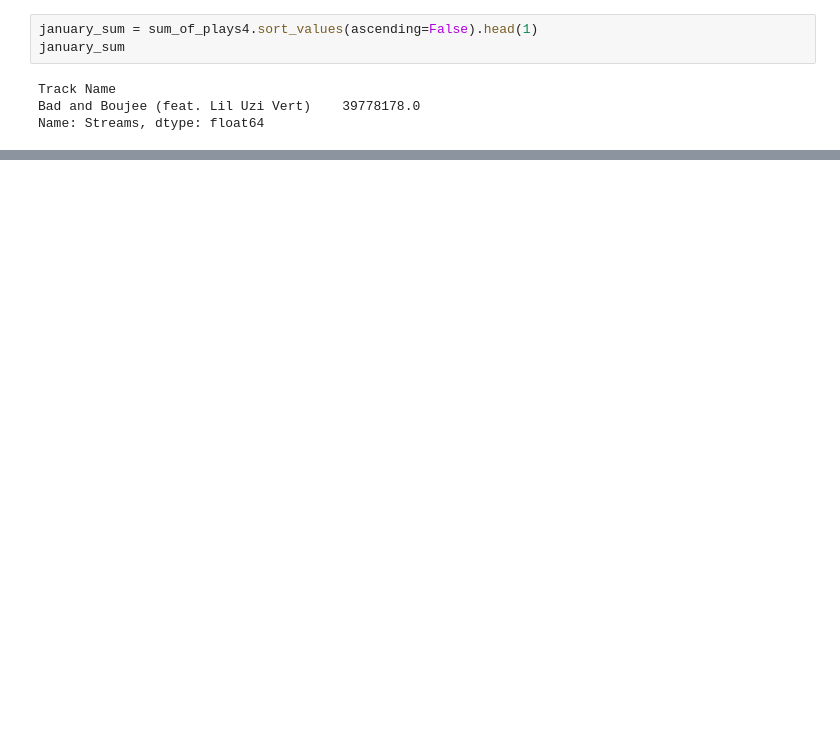
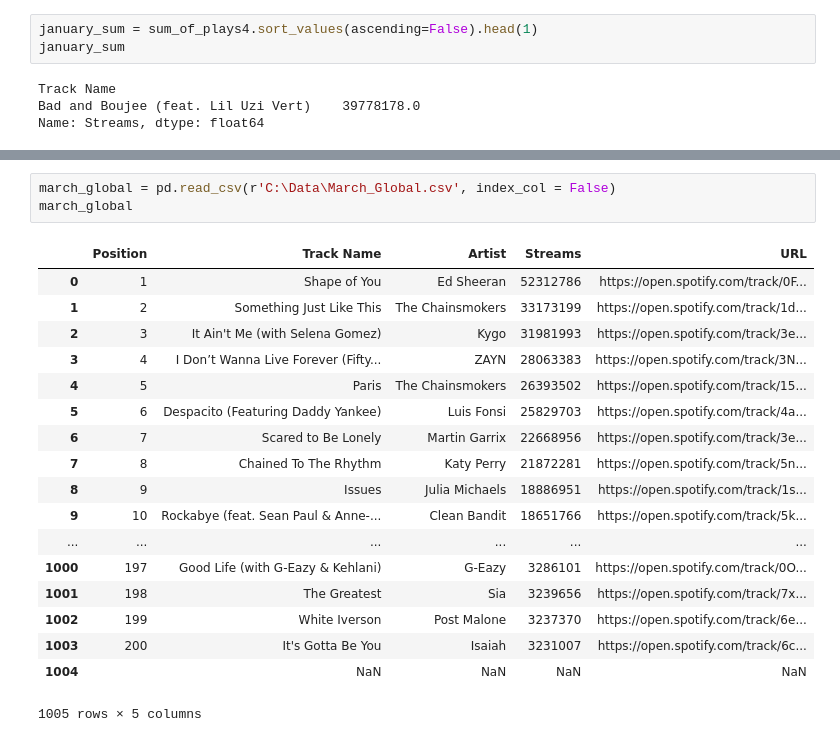
Before and after one commit to elishachauhan/IS362_FinalProject, a Jupyter notebook: Final Project.ipynb, the cells around one changed output, grey strips where cells are left out. Drawn from its saved outputs; the diff is of its cells as text; blank space fills up the shorter version.

```diff
--- a/Final Project.ipynb
+++ b/Final Project.ipynb
@@ -398,0 +654,22 @@ Name: Streams, dtype: float64
+# %%
+march_global = pd.read_csv(r'C:\Data\March_Global.csv', index_col = False)
+march_global
+# %% [output]
+|  | Position | Track Name | Artist | Streams | URL |
+| 0 | 1 | Shape of You | Ed Sheeran | 52312786 | https://open.spotify.com/track/0F... |
+| 1 | 2 | Something Just Like This | The Chainsmokers | 33173199 | https://open.spotify.com/track/1d... |
+| 2 | 3 | It Ain't Me (with Selena Gomez) | Kygo | 31981993 | https://open.spotify.com/track/3e... |
+| 3 | 4 | I Don’t Wanna Live Forever (Fifty... | ZAYN | 28063383 | https://open.spotify.com/track/3N... |
+| 4 | 5 | Paris | The Chainsmokers | 26393502 | https://open.spotify.com/track/15... |
+| 5 | 6 | Despacito (Featuring Daddy Yankee) | Luis Fonsi | 25829703 | https://open.spotify.com/track/4a... |
+| 6 | 7 | Scared to Be Lonely | Martin Garrix | 22668956 | https://open.spotify.com/track/3e... |
+| 7 | 8 | Chained To The Rhythm | Katy Perry | 21872281 | https://open.spotify.com/track/5n... |
+| 8 | 9 | Issues | Julia Michaels | 18886951 | https://open.spotify.com/track/1s... |
+| 9 | 10 | Rockabye (feat. Sean Paul & Anne-... | Clean Bandit | 18651766 | https://open.spotify.com/track/5k... |
+| ... | ... | ... | ... | ... | ... |
+| 1000 | 197 | Good Life (with G-Eazy & Kehlani) | G-Eazy | 3286101 | https://open.spotify.com/track/0O... |
+| 1001 | 198 | The Greatest | Sia | 3239656 | https://open.spotify.com/track/7x... |
+| 1002 | 199 | White Iverson | Post Malone | 3237370 | https://open.spotify.com/track/6e... |
+| 1003 | 200 | It's Gotta Be You | Isaiah | 3231007 | https://open.spotify.com/track/6c... |
+| 1004 |  | NaN | NaN | NaN | NaN |
+1005 rows × 5 columns
```
Also changed, not shown: parts of 51 cells of this notebook.
